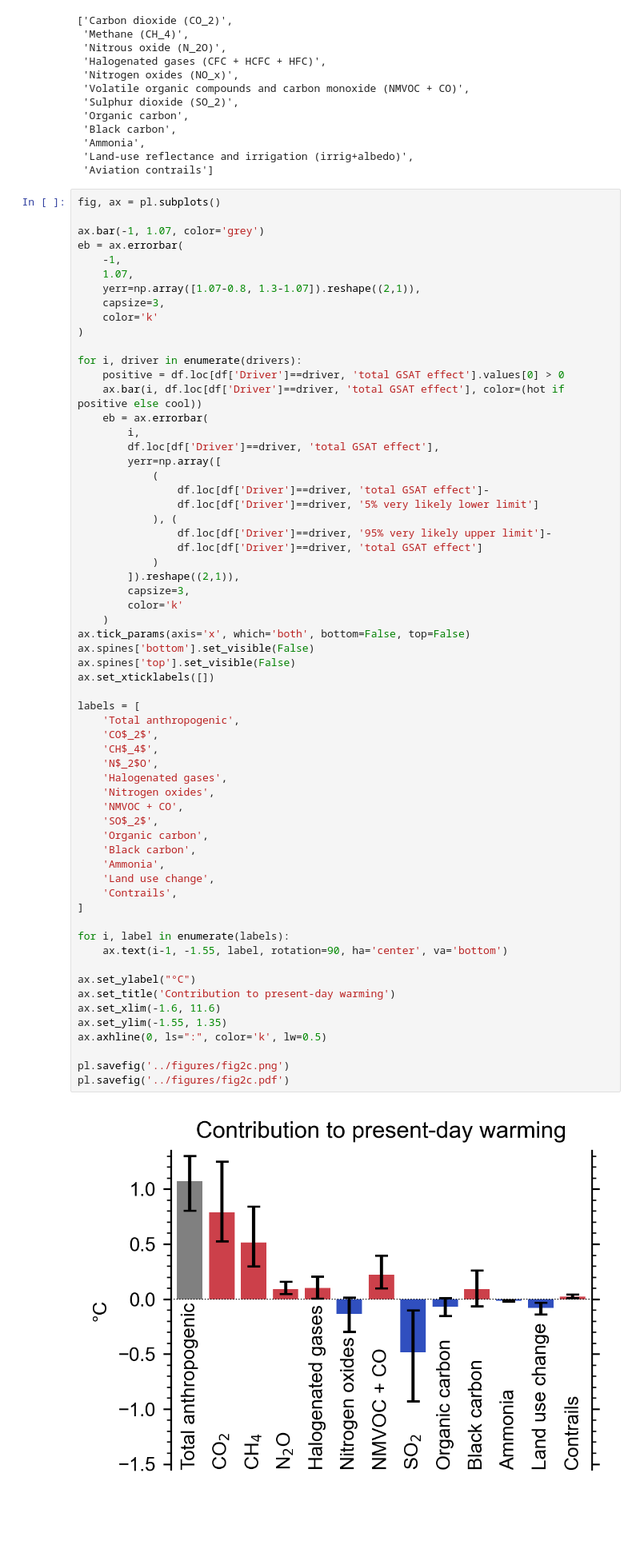
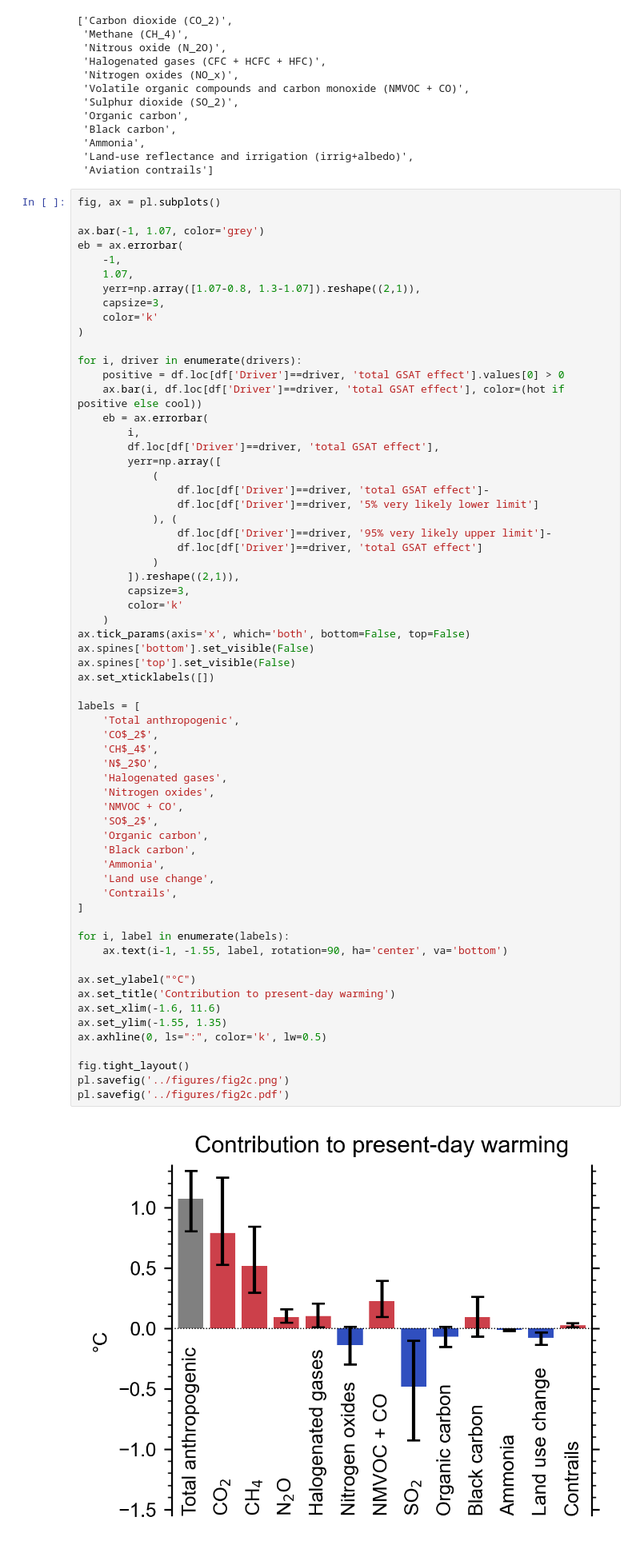
Before and after one commit to chrisroadmap/cb-emulators, a Jupyter notebook: notebooks/04_fig_2c.ipynb, the cells around one changed output. Shown at 80% size. Drawn from its saved outputs; the diff is of its cells as text; blank space fills up the shorter version.

Commit message:
tight layout

```diff
--- a/notebooks/04_fig_2c.ipynb
+++ b/notebooks/04_fig_2c.ipynb
@@ -85,31 +85,32 @@ ax.spines['top'].set_visible(False)
 ax.set_xticklabels([])
 
 labels = [
     'Total anthropogenic',
     'CO$_2$',
     'CH$_4$',
     'N$_2$O',
     'Halogenated gases',
     'Nitrogen oxides',
     'NMVOC + CO',
     'SO$_2$',
     'Organic carbon',
     'Black carbon',
     'Ammonia',
     'Land use change',
     'Contrails',
 ]
 
 for i, label in enumerate(labels):
     ax.text(i-1, -1.55, label, rotation=90, ha='center', va='bottom')
 
 ax.set_ylabel("°C")
 ax.set_title('Contribution to present-day warming')
 ax.set_xlim(-1.6, 11.6)
 ax.set_ylim(-1.55, 1.35)
 ax.axhline(0, ls=":", color='k', lw=0.5)
 
+fig.tight_layout()
 pl.savefig('../figures/fig2c.png')
 pl.savefig('../figures/fig2c.pdf')
 # %% [output]
-[figure, old version]
+[figure, new version]
```
Also changed, not shown: 5 other files.
